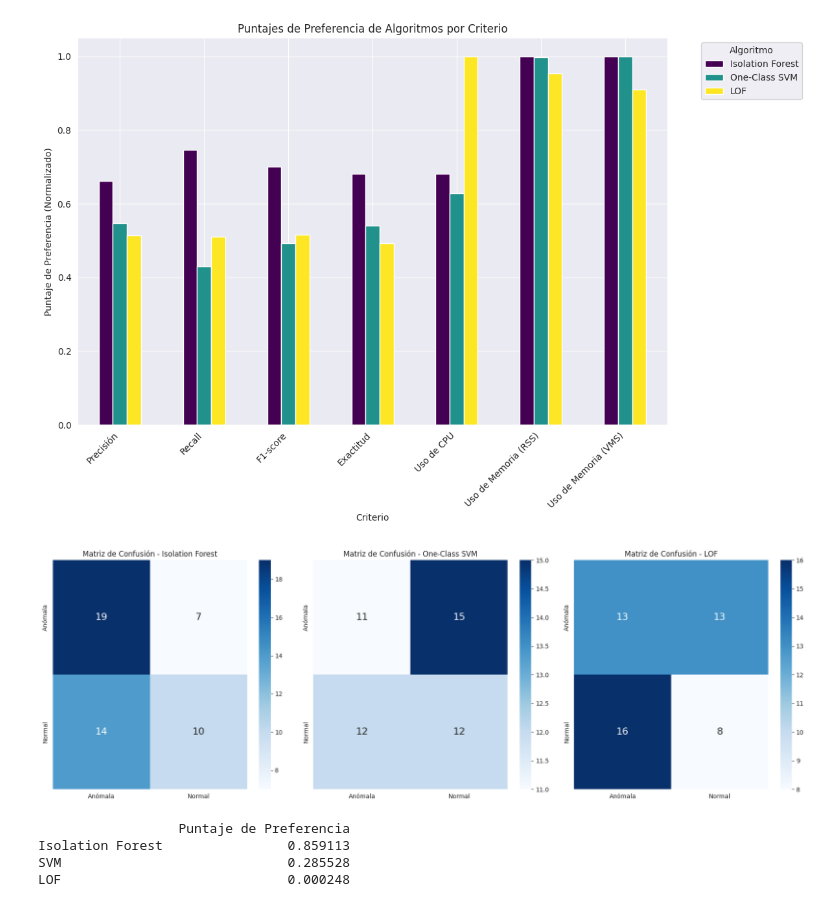
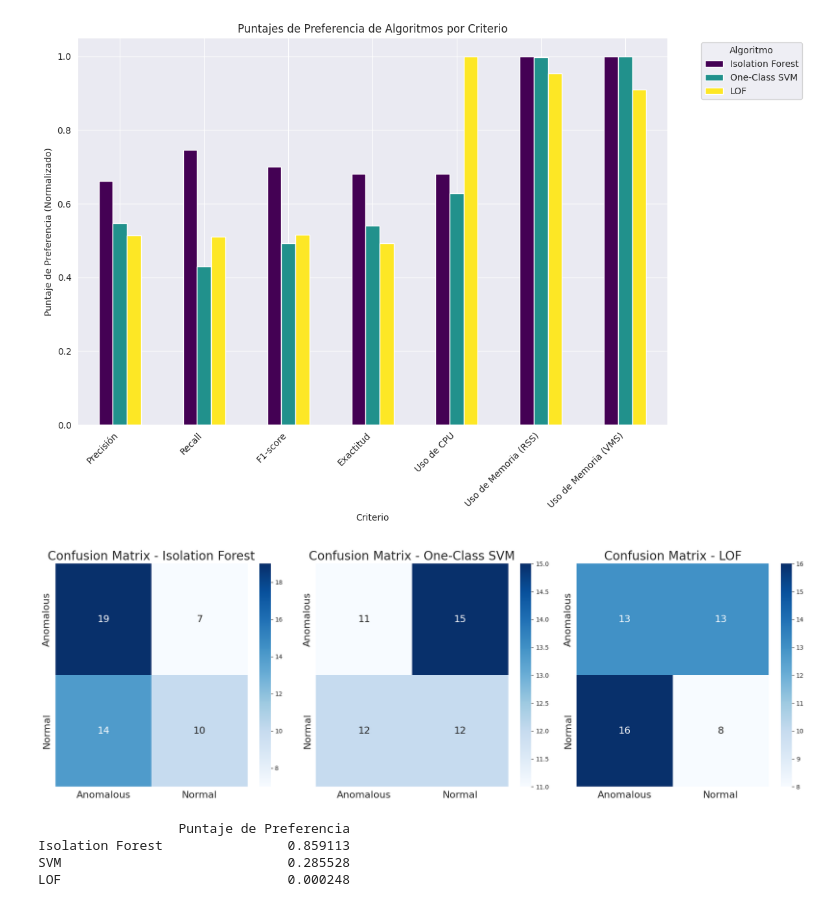
Before and after one commit to David32443/Simulacion_AlgoritmosML, a Jupyter notebook: analisis.ipynb, the cells around one changed output. Saved outputs shown, nothing was run; the diff lists cells and outputs as text; code cells hidden in the pictures.

```diff
--- a/analisis.ipynb
+++ b/analisis.ipynb
@@ -1411,38 +1454,44 @@ import matplotlib.pyplot as plt
 import seaborn as sns
 import numpy as np
 
 # Datos para las matrices de confusión
 conf_matrix1 = np.array([[19, 7], [14, 10]])
 conf_matrix2 = np.array([[11, 15], [12, 12]])
 conf_matrix3 = np.array([[13, 13], [16, 8]])
 
 # Configurar el tamaño de la figura
 fig, axes = plt.subplots(1, 3, figsize=(18, 6))
 
 # Etiquetas
-labels = ['Anómala', 'Normal']
+labels = ['Anomalous', 'Normal']
 
 # Crear las matrices de confusión
 sns.heatmap(conf_matrix1, annot=True, fmt='d', cmap='Blues', ax=axes[0],
             xticklabels=labels, yticklabels=labels,
             annot_kws={"size": 16})  # Aumenta el tamaño de los números
-axes[0].set_title('Matriz de Confusión - Isolation Forest')
+axes[0].set_title('Confusion Matrix - Isolation Forest',fontsize=20)# en ingles Confusion Matrix
+axes[0].set_xticklabels(labels, fontsize=16)  # Aumenta el tamaño de las etiquetas del eje x
+axes[0].set_yticklabels(labels, fontsize=16)
 
 sns.heatmap(conf_matrix2, annot=True, fmt='d', cmap='Blues', ax=axes[1],
             xticklabels=labels, yticklabels=labels,
             annot_kws={"size": 16})  # Aumenta el tamaño de los números
-axes[1].set_title('Matriz de Confusión - One-Class SVM')
+axes[1].set_title('Confusion Matrix - One-Class SVM',fontsize=20)
+axes[1].set_xticklabels(labels, fontsize=16)  # Aumenta el tamaño de las etiquetas del eje x
+axes[1].set_yticklabels(labels, fontsize=16)
 
 sns.heatmap(conf_matrix3, annot=True, fmt='d', cmap='Blues', ax=axes[2],
             xticklabels=labels, yticklabels=labels,
             annot_kws={"size": 16})  # Aumenta el tamaño de los números
-axes[2].set_title('Matriz de Confusión - LOF')
+axes[2].set_title('Confusion Matrix - LOF',fontsize=20)
+axes[2].set_xticklabels(labels, fontsize=16)  # Aumenta el tamaño de las etiquetas del eje x
+axes[2].set_yticklabels(labels, fontsize=16)
 
 # Ajustar el diseño
 plt.tight_layout()
 plt.show()
 # %% [output]
-[figure, old version]
+[figure, new version]
 # %%
 import numpy as np
 import pandas as pd
```
Also changed, not shown: parts of 6 cells of this notebook.
